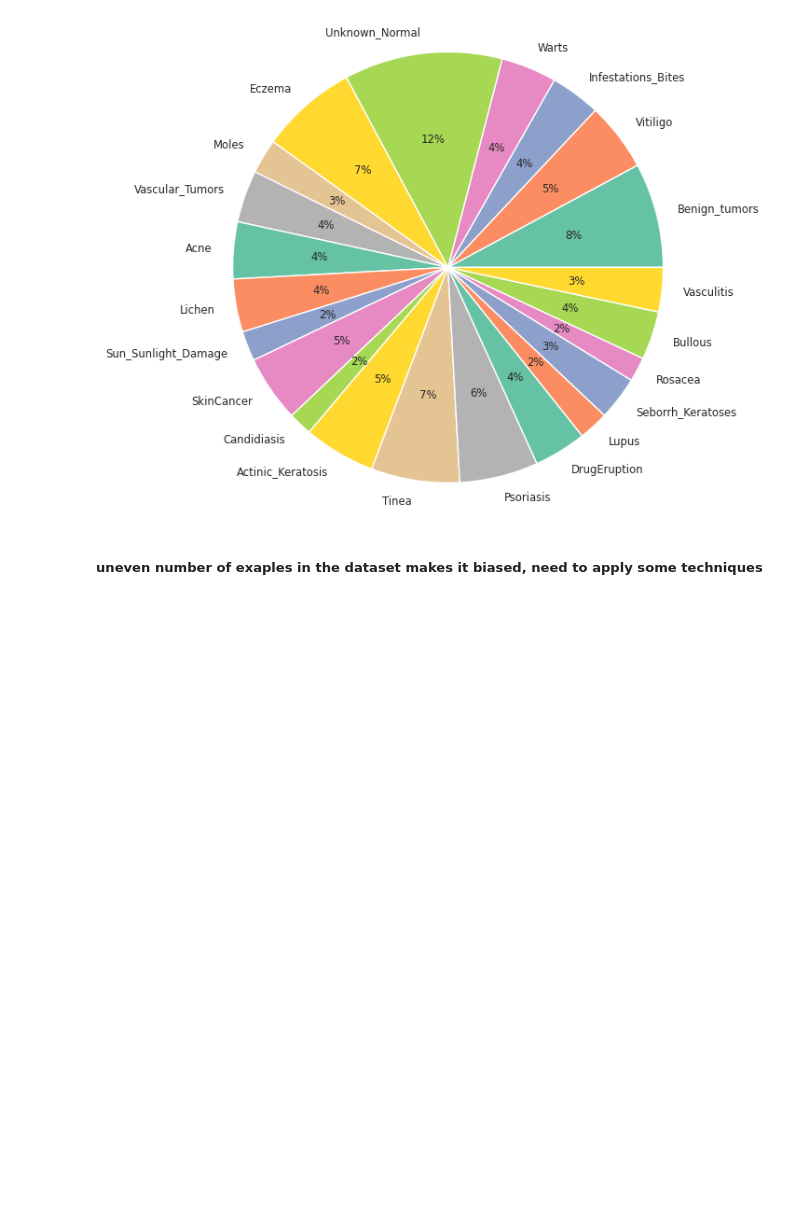
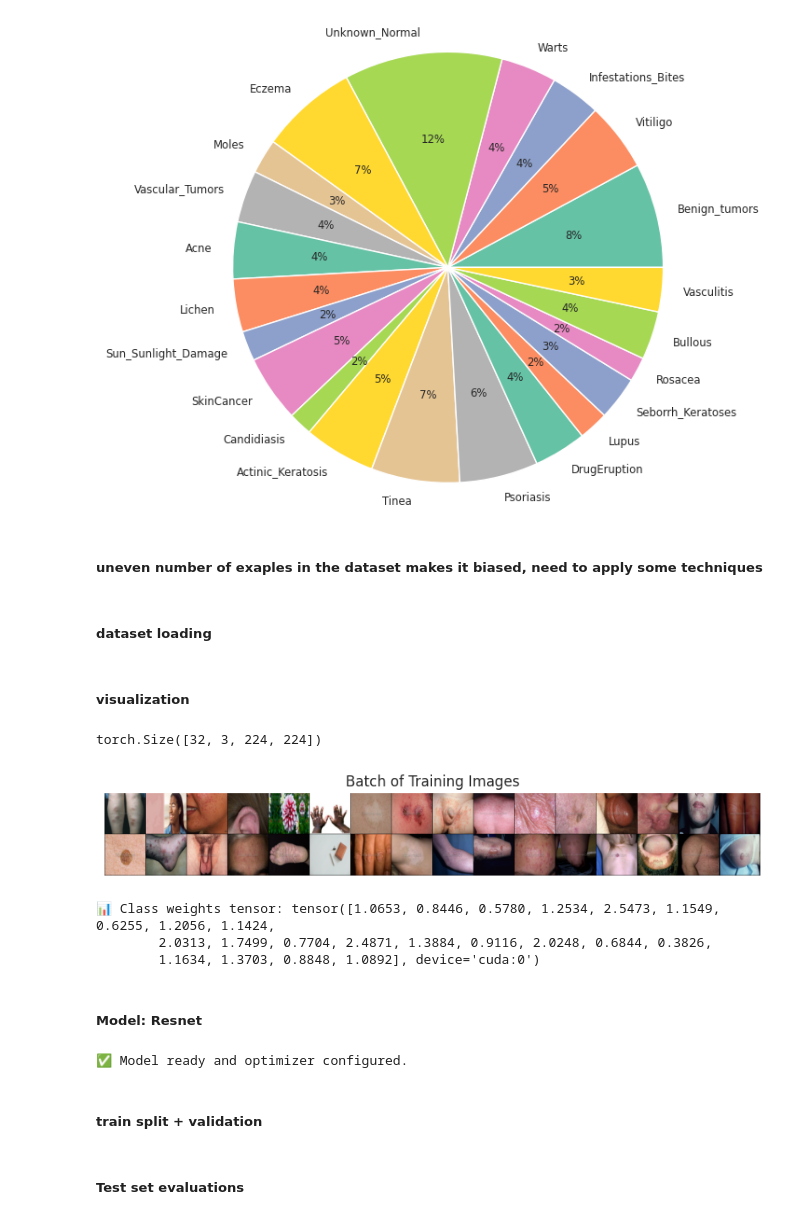
Before and after one commit to rahuldeepak-the-one/skin-disease-detection, a Jupyter notebook: my-notebook.ipynb, the cells around one changed output. Cells and saved outputs as stored; diff of their text form; code cells hidden in the pictures; blank space fills up the shorter version.

```diff
--- a/my-notebook.ipynb
+++ b/my-notebook.ipynb
@@ -28,6 +35,9 @@ test_dir = "SkinDisease/test"
 
 img_sz = 224
 batch_sz = 32
+
+mean = torch.tensor([0.485, 0.456, 0.406])
+std = torch.tensor([0.229, 0.224, 0.225])
 # %% [markdown]
 ##### Transformations
 # %%
@@ -80,3 +116,72 @@ plt.show()
 [figure]
 # %% [markdown]
 ##### uneven number of exaples in the dataset makes it biased, need to apply some techniques
+# %% [markdown]
+##### dataset loading
+# %%
+train_set = datasets.ImageFolder(train_dir, transform=train_aug)
+test_set = datasets.ImageFolder(test_dir, transform=test_aug)
+
+train_loader = DataLoader(train_set, batch_size=32, shuffle=True)
+test_loader = DataLoader(test_set, batch_size=32, shuffle=False)
+# labels = train_set.classes
+
+# print(len(labels), labels)
+# %% [markdown]
+##### visualization
+# %%
+dataiter = iter(train_loader)
+
+img_batch, label_batch = next(dataiter)
+
+print(img_batch.shape)
+mean_tensor = torch.tensor(mean).reshape(1, 3, 1, 1)
+std_tensor = torch.tensor(std).reshape(1, 3, 1, 1)
+
+# Denormalize the batch
+img_batch = img_batch * std_tensor + mean_tensor
+
+
+# Create grid
+img_grid = make_grid(img_batch, nrow=16)  # Adjust nrow as needed
+
+# Convert to HWC
+img_grid = img_grid.permute(1, 2, 0).numpy().clip(0, 1)
+
+# Plot
+plt.figure(figsize=(10, 10))
+plt.imshow(img_grid)
+plt.title("Batch of Training Images")
+plt.axis('off')
+plt.show()
+# %% [output]
+torch.Size([32, 3, 224, 224])
+[figure, added]
+# %%
+labels =  train_set.targets
+
+class_weights = compute_class_weight(class_weight='balanced', classes=np.unique(labels), y=np.array(labels))
+
+class_weights = torch.tensor(class_weights,  dtype=torch.float).to(device)
+
+criterion = nn.CrossEntropyLoss(weight=class_weights)
+print(f"📊 Class weights tensor: {class_weights}")
+# %% [output]
+📊 Class weights tensor: tensor([1.0653, 0.8446, 0.5780, 1.2534, 2.5473, 1.1549, 0.6255, 1.2056, 1.1424,
+        2.0313, 1.7499, 0.7704, 2.4871, 1.3884, 0.9116, 2.0248, 0.6844, 0.3826,
+        1.1634, 1.3703, 0.8848, 1.0892], device='cuda:0')
+# %% [markdown]
+##### Model: Resnet
+# %%
+model = models.resnet18(pretrained=True)
+model.fc = nn.Linear(model.fc.in_features, len(class_names))
+
+model = model.to(device)
+
+optimizer = optim.Adam(model.parameters(), lr = 1e-4)
+scheduler = optim.lr_scheduler.ReduceLROnPlateau(optimizer, mode='max', patience=2, factor=0.3)
+print("✅ Model ready and optimizer configured.")
+# %% [output]
+✅ Model ready and optimizer configured.
+# %% [markdown]
+##### train split + validation
@@ -82,0 +295,2 @@ plt.show()
+# %% [markdown]
+##### Test set evaluations
```
Also changed, not shown: parts of 17 cells of this notebook, 4 other files.
